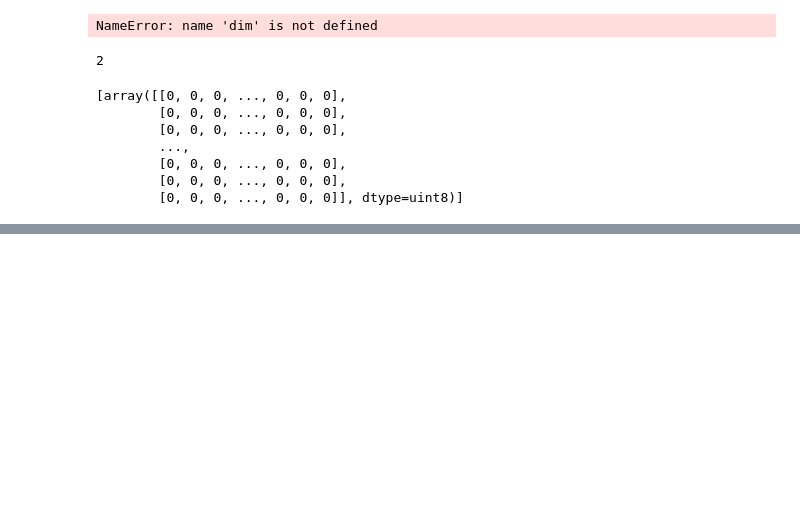
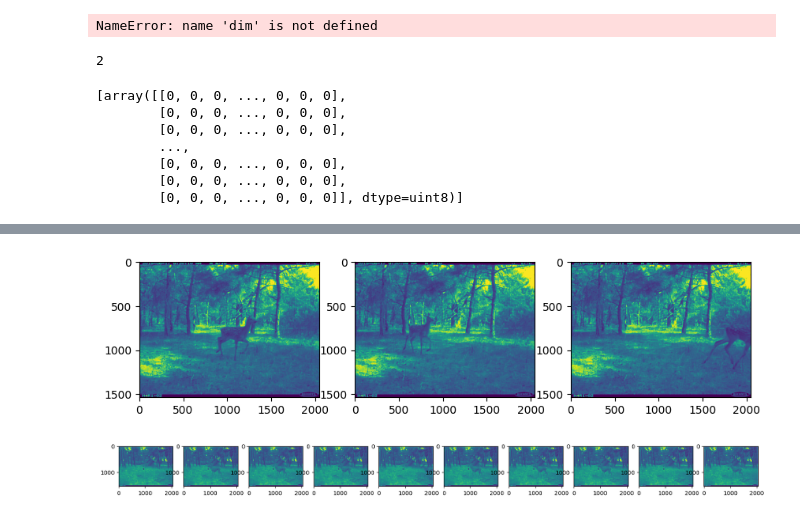
Before and after one commit to suriyahgit/CameraTrapChallenge, a Jupyter notebook: test_notebook.ipynb, the cells around one changed output, grey strips where cells are left out. Drawn from its saved outputs; the diff is of its cells as text; code cells hidden in the pictures; blank space fills up the shorter version.

```diff
--- a/test_notebook.ipynb
+++ b/test_notebook.ipynb
@@ -467,0 +597,42 @@ sequences[17]
+# %%
+import matplotlib.pyplot as plt
+
+
+fig, axes = plt.subplots(1, 3, figsize=(10,7))
+plt.sca(axes[0])
+plt.imshow(gray_seq[3][0])
+plt.sca(axes[1])
+plt.imshow(gray_seq[3][1])
+plt.sca(axes[2])
+plt.imshow(gray_seq[3][2])
+plt.show();
+# %% [output]
+[figure, added]
+# %%
+import matplotlib.pyplot as plt
+
+
+fig, axes = plt.subplots(1, 10, figsize=(20,7))
+plt.sca(axes[0])
+plt.imshow(gray_seq[5][0])
+plt.sca(axes[1])
+plt.imshow(gray_seq[5][1])
+plt.sca(axes[2])
+plt.imshow(gray_seq[5][2])
+plt.sca(axes[3])
+plt.imshow(gray_seq[5][3])
+plt.sca(axes[4])
+plt.imshow(gray_seq[5][4])
+plt.sca(axes[5])
+plt.imshow(gray_seq[5][5])
+plt.sca(axes[6])
+plt.imshow(gray_seq[5][6])
+plt.sca(axes[7])
+plt.imshow(gray_seq[5][7])
+plt.sca(axes[8])
+plt.imshow(gray_seq[5][8])
+plt.sca(axes[9])
+plt.imshow(gray_seq[5][9])
+plt.show();
+# %% [output]
+[figure, added]
```
Also changed, not shown: parts of 7 cells of this notebook.
